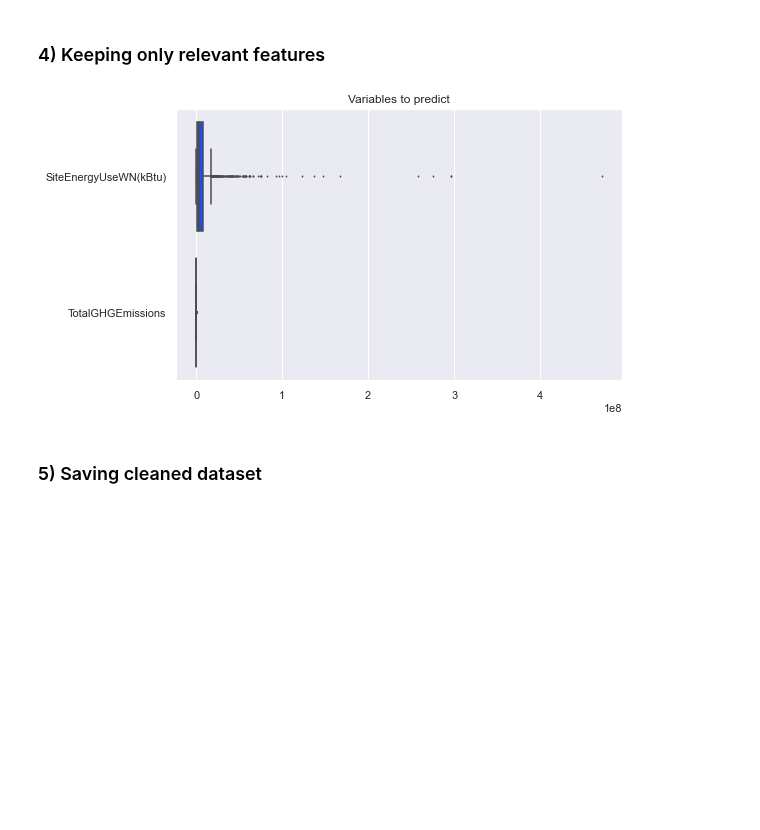
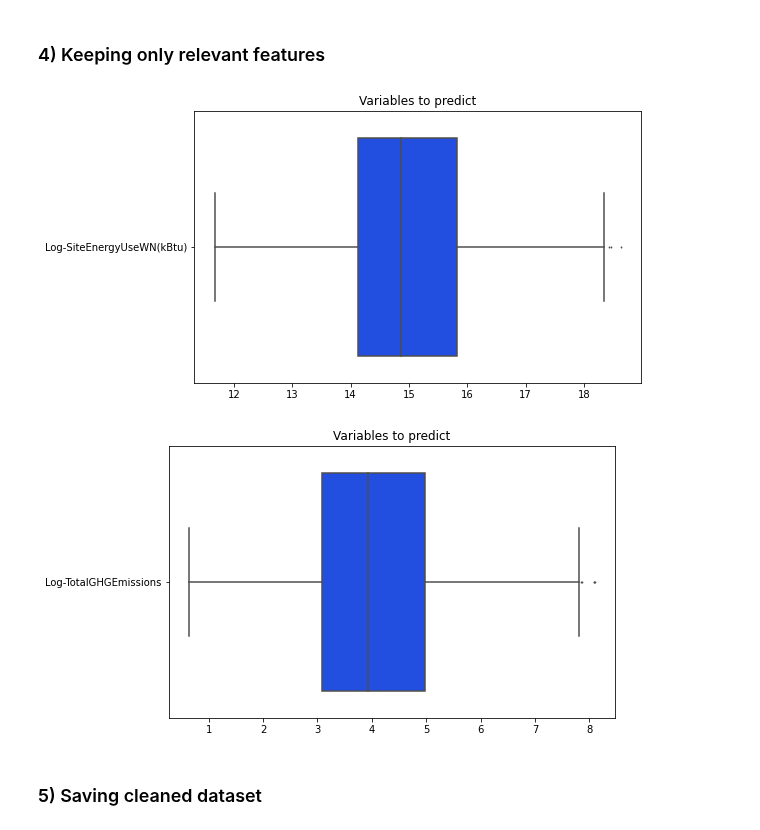
Before and after one commit to oumeima-elgharbi/P4_Data_Science_OpenClassrooms, a Jupyter notebook: P4_02_exploratory_data_analysis.ipynb, the cells around one changed output. Saved outputs shown, nothing was run; the diff lists cells and outputs as text; code cells hidden in the pictures; blank space fills up the shorter version.

Commit message:
ran predictions

```diff
--- a/P4_02_exploratory_data_analysis.ipynb
+++ b/P4_02_exploratory_data_analysis.ipynb
@@ -177,12 +177,13 @@ Features to predict :  ['SiteEnergyUseWN(kBtu)', 'TotalGHGEmissions']
 # %% [markdown]
 #### 1) Distribution of the targets (variables to predict)
 # %%
-# Boxplot of features to predict
-plt.figure(figsize=(8, 5))
-plt.title('Variables to predict')
-bp = sns.boxplot(x='value', y='variable', data=pd.melt(data_v1[features_to_predict]), palette='bright',
-                 flierprops=dict(markersize=1, markerfacecolor='gray'))
-bp.set_xlabel("")
-bp.set_ylabel("")
-plt.show()
+for index, feature in enumerate(features_to_predict):
+    # Boxplot of features to predict
+    plt.figure(figsize=(8, 5))
+    plt.title('Variables to predict')
+    bp = sns.boxplot(x='value', y='variable', data=pd.melt(data_v1[[feature]]), palette='bright',
+                     flierprops=dict(markersize=1, markerfacecolor='gray'))
+    bp.set_xlabel("")
+    bp.set_ylabel("")
+    plt.show()
 # %% [output]
@@ -286,13 +288,17 @@ After : (1508, 32)
 ### 4) Keeping only relevant features
 # %%
 # Boxplot of features to predict
-plt.figure(figsize=(8, 5))
-plt.title('Variables to predict')
-bp = sns.boxplot(x='value', y='variable', data=pd.melt(data_v2[features_to_predict]), palette='bright',
-                 flierprops=dict(markersize=1, markerfacecolor='gray'))
-bp.set_xlabel("")
-bp.set_ylabel("")
-plt.show()
+features_to_predict = ["Log-SiteEnergyUseWN(kBtu)", "Log-TotalGHGEmissions"]
+
+for index, feature in enumerate(features_to_predict):
+    plt.figure(figsize=(8, 5))
+    plt.title('Variables to predict')
+    bp = sns.boxplot(x='value', y='variable', data=pd.melt(data_v2[[feature]]), palette='bright',
+                     flierprops=dict(markersize=1, markerfacecolor='gray'))
+    bp.set_xlabel("")
+    bp.set_ylabel("")
+    plt.show()
 # %% [output]
-[figure, old version]
+[figure, new version]
+[figure, added]
 # %%
```
Also changed, not shown: parts of 12 cells of this notebook, 9 other files.
